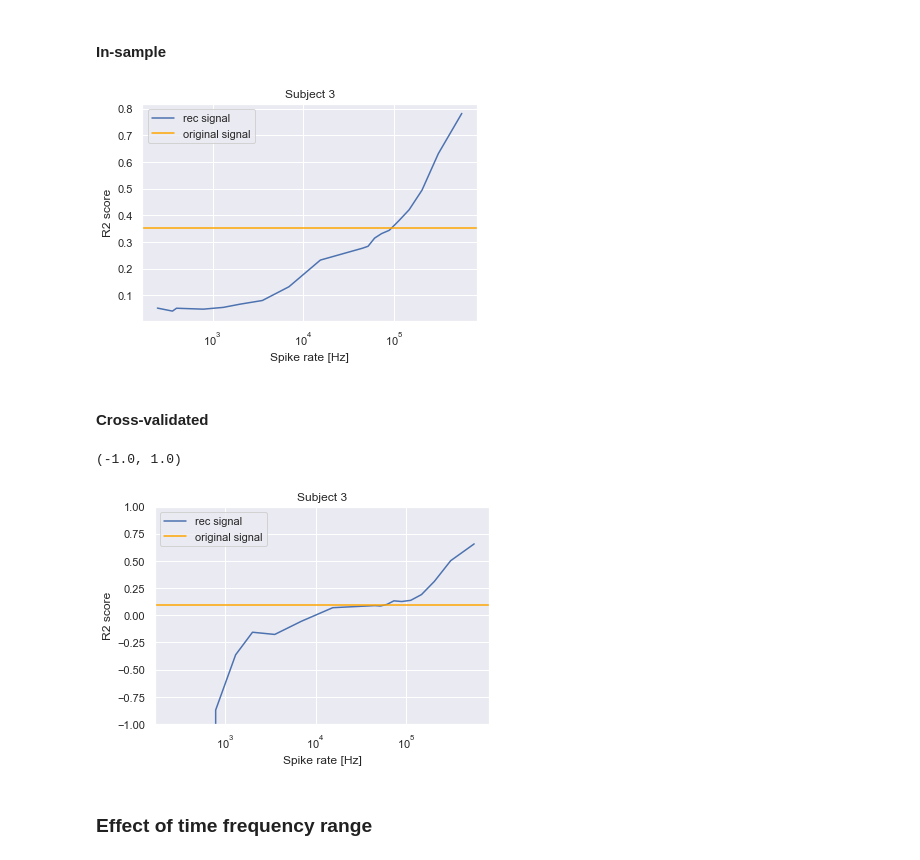
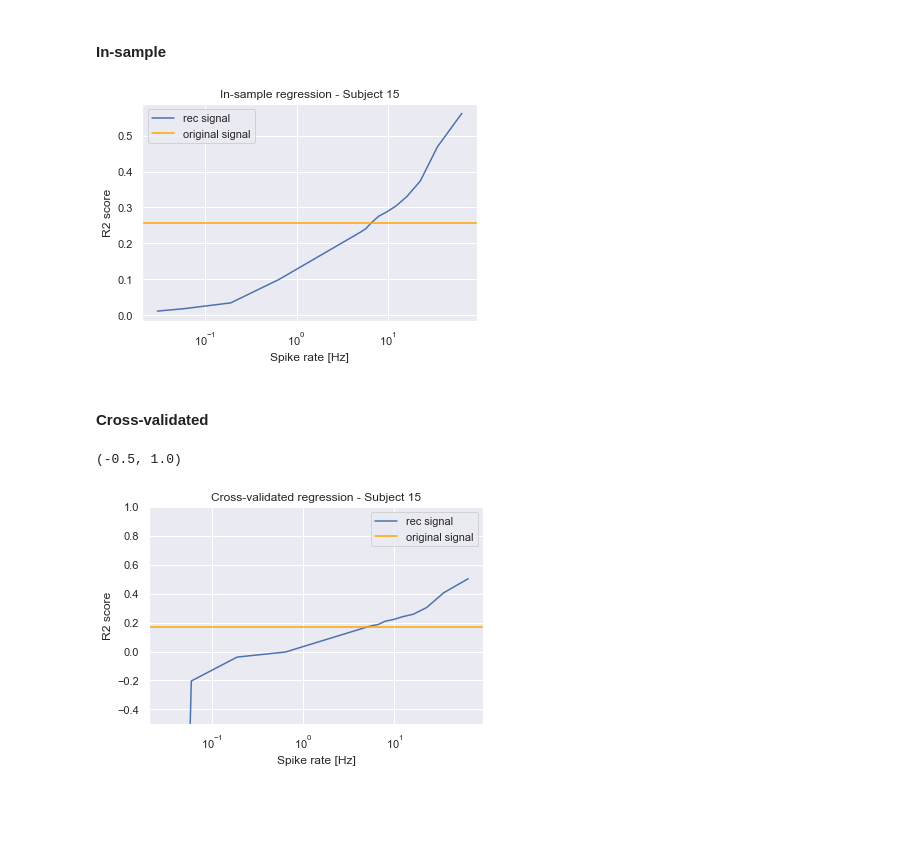
Before and after one commit to pennfranc/adm-ppg-analysis, a Jupyter notebook: mutual information analysis.ipynb, the cells around one changed output. Drawn from its saved outputs; the diff is of its cells as text; code cells hidden in the pictures; blank space fills up the shorter version.

```diff
--- a/mutual information analysis.ipynb
+++ b/mutual information analysis.ipynb
@@ -131,2 +18,9 @@ plt.legend()
+# %%
+SUBJECT_IDX = 15
+dataset = load_pickle(SUBJECT_IDX)
+ppg, _, hr, activity, _= unpack_data(dataset)
+ppg = ppg[:-(64)]
+# %%
+step_factor_list = np.concatenate([np.linspace(0, 1, 10), np.linspace(1, 10, 5)])
 # %% [markdown]
 ### Effect of spike number on mutual information
@@ -166,22 +60,20 @@ score_ppg, score_rec_list, rates_list = scoring_loop(
     evaluation_method='regression_insample'
 )
 # %%
-plot_scores(score_ppg, score_rec_list, rates_list, 'R2 score', SUBJECT_IDX)
+plot_scores(score_ppg, score_rec_list, rates_list, 'R2 score', SUBJECT_IDX, 'In-sample regression')
 # %% [output]
-[figure, old version]
+[figure, new version]
 # %% [markdown]
 #### Cross-validated
 # %%
 score_ppg, score_rec_list, rates_list = scoring_loop(
     ppg, hr,
-    step_factor_list=np.concatenate([np.linspace(0, 1, 10), np.linspace(1, 10, 10)]),
+    step_factor_list=step_factor_list,
     evaluation_method='regression_cv'
 )
 # %%
-plot_scores(score_ppg, score_rec_list, rates_list, 'R2 score', SUBJECT_IDX)
-plt.ylim(-1, 1)
+plot_scores(score_ppg, score_rec_list, rates_list, 'R2 score', SUBJECT_IDX, 'Cross-validated regression')
+plt.ylim(-0.5, 1)
 # %% [output]
-(-1.0, 1.0)
+(-0.5, 1.0)
-[figure, old version]
+[figure, new version]
-# %% [markdown]
-### Effect of time frequency range
```
Also changed, not shown: parts of 24 cells of this notebook, 14 other files.
